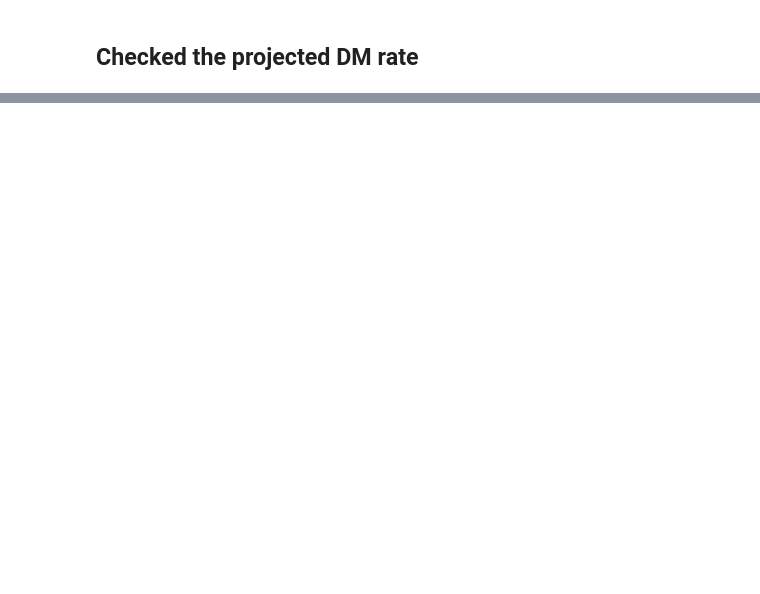
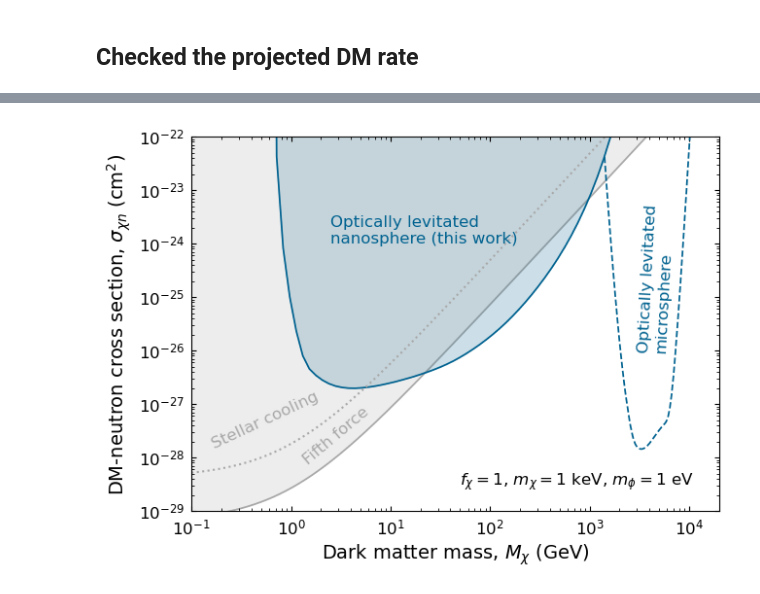
Before and after one commit to yuhants/dm_nanospheres, a Jupyter notebook: analysis_notebooks/sphere_combined_optimum_interval.ipynb, the cells around one changed output, grey strips where cells are left out. Saved outputs shown, nothing was run; the diff lists cells and outputs as text; code cells hidden in the pictures; blank space fills up the shorter version.

```diff
--- a/analysis_notebooks/sphere_combined_optimum_interval.ipynb
+++ b/analysis_notebooks/sphere_combined_optimum_interval.ipynb
@@ -66,0 +301,57 @@ plt.yscale('log')
+# %%
+fig, ax = plt.subplots(1, 1, figsize=(7, 5))
+
+mx_fine = np.logspace(1, 8, 5000)
+mx_list_coarse = mxs_c[1]
+alpha_lim_combined_dm_1ev = alpha_lims_c[1]
+
+mx_plot_gev = np.logspace(-1, 6, 2000)
+mx_plot = mx_plot_gev * 1e9
+
+mmx = 1000               # DM constituent mass (eV)
+nx = mx_plot / mmx       # Number of DM constituent
+mphi = 1
+
+yn_lim_nanosphere_1ev = 4 * np.pi * alpha_lim_combined_dm_1ev
+sigman_lim_nanosphere_1ev = get_sphere_sigma_n(mx_list_coarse*1e9, mphi, yn_lim_nanosphere_1ev)
+sigman_lim_nanosphere_1ev_fine = np.interp(mx_fine, mx_list_coarse, sigman_lim_nanosphere_1ev)
+
+yn_lim_usphere_1ev = 4 * np.pi * alpha_lim_usphere_1ev
+sigman_lim_usphere_1ev = get_sphere_sigma_n(mx_fine*1e9, mphi, yn_lim_usphere_1ev)
+sigman_lim_usphere_1ev = get_masked_usphere_lim(sigman_lim_usphere_1ev, sigman_lim_nanosphere_1ev_fine)
+
+sigman_lim_fifth_force_1ev = get_fifth_force_sigma_n(mx_plot, mphi, lim='fifth_force', yx_lim='unity', Nx=nx)
+
+ax.loglog(mx_list_coarse, sigman_lim_nanosphere_1ev, linewidth=1.25, color=colors[1])
+ax.loglog(mx_fine, sigman_lim_usphere_1ev, '--', linewidth=1.25, color=colors[1])
+ax.fill_between(mx_list_coarse, sigman_lim_nanosphere_1ev, 1e-20, color=colors[1], alpha=0.2)
+
+ax.loglog(mx_plot_gev, sigman_lim_fifth_force_1ev, linewidth=1.25, zorder=-5, color='darkgrey')
+ax.fill_between(mx_plot_gev, sigman_lim_fifth_force_1ev, 1e-20, color='darkgrey', alpha=0.2)
+
+ax.loglog(mx_plot_gev, get_fifth_force_sigma_n(mx_plot, mphi, 'stellar_cooling', 'unity', nx), ':', linewidth=1.5, color='darkgrey')
+
+# ax.loglog(mx_plot/1e9, get_dm_xsec(mx_plot/1e9, mmx/1e9, 5000e-9, 130, 3/0.05, 1000, np.pi * 1e7), label='XENON1T 1000 kg-yr', linewidth=1)
+# ax.loglog(mx_plot/1e9, get_dm_xsec(mx_plot/1e9, mmx/1e9, 500e-9, 73, 10/0.05, 0.2, np.pi * 1e7), label='CDMSlite 0.2 kg-yr', linewidth=1)
+
+ax.text(1.25, 7.5e-29, 'Fifth force', color='darkgrey', rotation=40, fontsize=12)
+ax.text(0.15, 1.5e-28, 'Stellar cooling', color='darkgrey', rotation=25, fontsize=12)
+
+ax.text(2.5, 1e-24, 'Optically levitated\nnanosphere (this work)', color=colors[1], rotation=0, fontsize=12)
+ax.text(3e3, 1e-26, 'Optically levitated\nmicrosphere', color=colors[1], rotation=87, fontsize=12)
+
+ax.set_xlabel(r'Dark matter mass, $M_\chi$ (GeV)', fontsize=14)
+ax.set_ylabel(r'DM-neutron cross section, $\sigma_{\chi n}$ ($\mathrm{cm}^2$)', fontsize=14)
+
+ax.text(5e1, 3e-29, fr'$f_\chi=1$, $m_\chi=1$ keV, $m_\phi={int(mphi)}$ eV', fontsize=12)
+
+ax.set_xlim(1e-1, 2e4)
+ax.set_ylim(1e-29, 1e-22)
+
+ax.tick_params(right=True, top=True, labelright=False, labeltop=False, labelrotation=0)
+ax.tick_params(axis='both', which='both', direction="in", pad=5, labelsize=12)
+
+# plt.savefig('../paper_plots/composite_dm_limits.png', dpi=600, transparent=True)
+plt.savefig('../paper_plots/composite_dm_limits.pdf', dpi=600)
+# %% [output]
+[figure, added]
```
Also changed, not shown: parts of 14 cells of this notebook, 33 other files.
